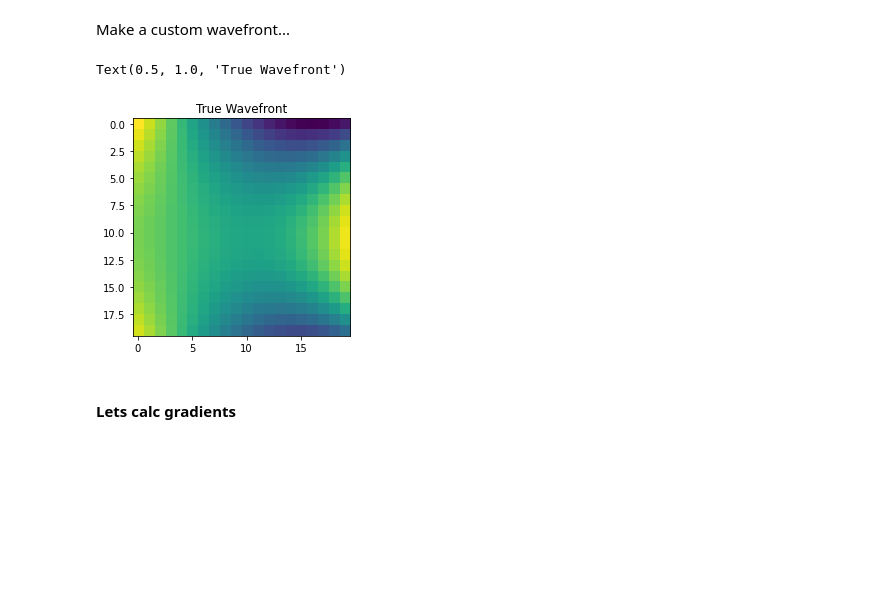
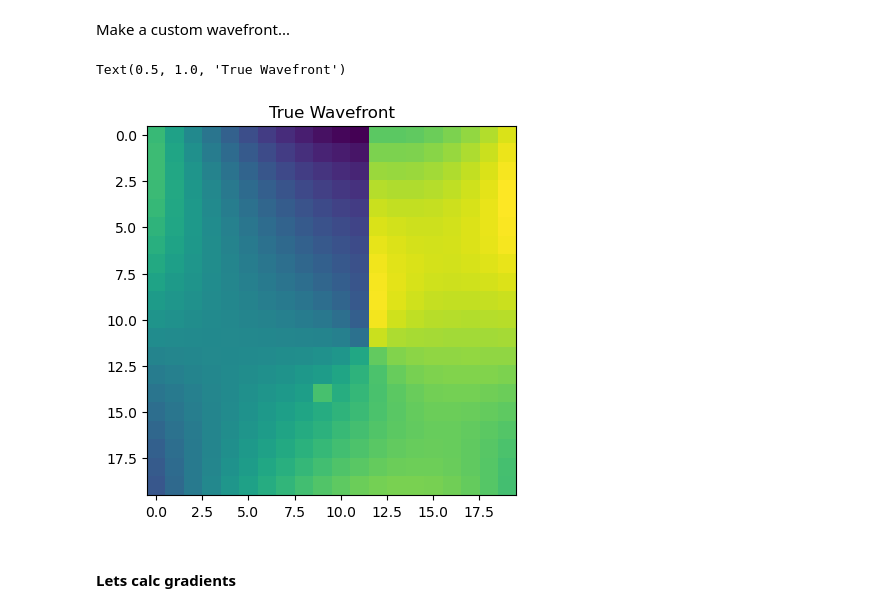
Before and after one commit to sunnyhoward/overdictionary, a Jupyter notebook: shackhartmann.ipynb, the cells around one changed output. Cells and saved outputs as stored; diff of their text form; code cells hidden in the pictures; blank space fills up the shorter version.

```diff
--- a/shackhartmann.ipynb
+++ b/shackhartmann.ipynb
@@ -42,32 +21,46 @@ dmodesdy = np.concatenate((dzerdy,),axis=0)
+# %%
+microlens = 20 #20x20
+size = microlens
+
+n_zernike = 10
+
+x = torch.linspace(-1,1,size)
+y = torch.linspace(-1,1,size)
+
+xx, yy = torch.meshgrid(x,y)
 # %% [markdown]
 Make a custom wavefront...
-# %%
-mode_coeffs = np.zeros((len(modes),1,1))
-
-elements = np.arange(len(zer))
-np.random.shuffle(elements)
-elements = elements
-
-zer_coeffs = np.random.rand(len(elements),1,1)
-
-decenter = [0.1,0.1]
-
-shift_zer, _, _ = Zernike(n_zernike,x,y,x0=decenter[0],y0=decenter[1],truncate_circle=truncate_circle)
-
-shift_zer = shift_zer / np.max(shift_zer,axis=(1,2),keepdims=True) #normalize
-
-
-wavefront = shift_zer[9] + shift_zer[5]
-
-
-# wavefront = np.sum(zer * zer_coeffs,axis=0)
-
-# wavefront += Vortex(2,x,y, x0=.1, y0=.1, truncate_circle=truncate_circle)[0][0]
-
-
-plt.imshow(wavefront); plt.title('True Wavefront')
-# %% [output]
-Text(0.5, 1.0, 'True Wavefront')
-[figure, removed]
+# %%
+wavefront = torch.zeros(size,size)
+
+decenter = [0.2,0.2]
+
+shift_zer, _, _ = Zernike(n_zernike,xx,yy,x0=decenter[0],y0=decenter[1],truncate_circle=truncate_circle)
+shift_vor, _, _ = Vortex(1,xx,yy, x0=decenter[0],y0=decenter[1], truncate_circle=truncate_circle)
+shift_pix, _, _ = Pixel(xx,yy)
+
+modes = torch.concat((shift_zer,shift_vor,shift_pix),dim=0)
+mode_coeffs = torch.zeros((len(modes),1,1))
+
+
+elements = np.arange(n_zernike)
+np.random.shuffle(elements)
+elements = elements[:2]
+zer_coeffs = torch.rand(len(elements),1,1)
+
+mode_coeffs[elements] = zer_coeffs
+
+mode_coeffs[n_zernike] = 1
+
+mode_coeffs[300] = 1
+
+
+
+wavefront = torch.sum(mode_coeffs * modes,dim=0)
+
+plt.imshow(wavefront); plt.title('True Wavefront')
+# %% [output]
+Text(0.5, 1.0, 'True Wavefront')
+[figure, added]
 # %% [markdown]
 #### Lets calc gradients
```
Also changed, not shown: parts of 14 cells of this notebook, 12 other files.
